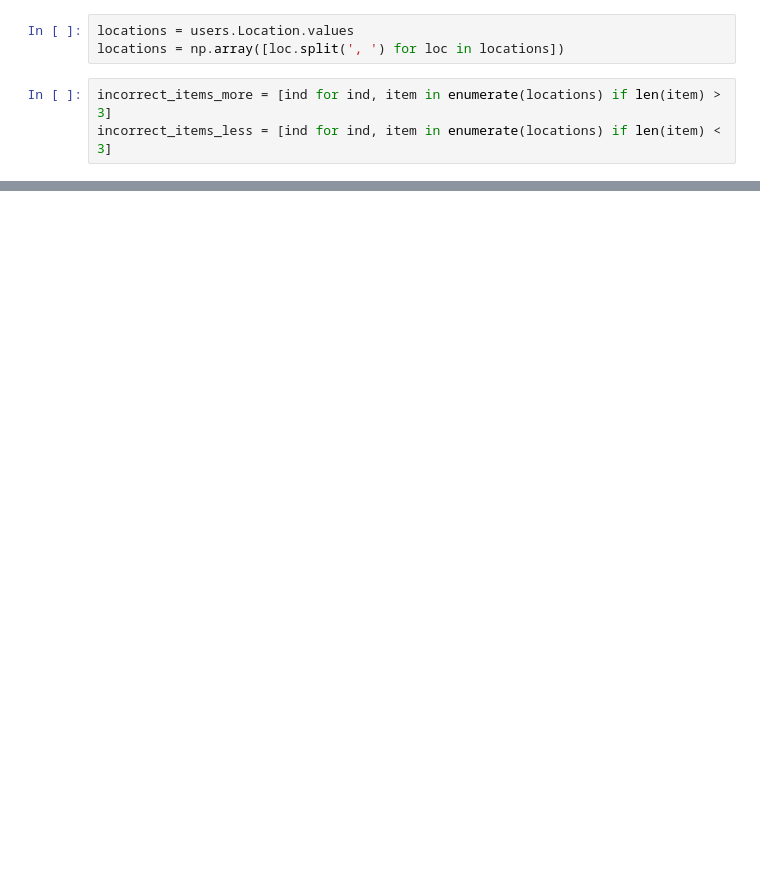
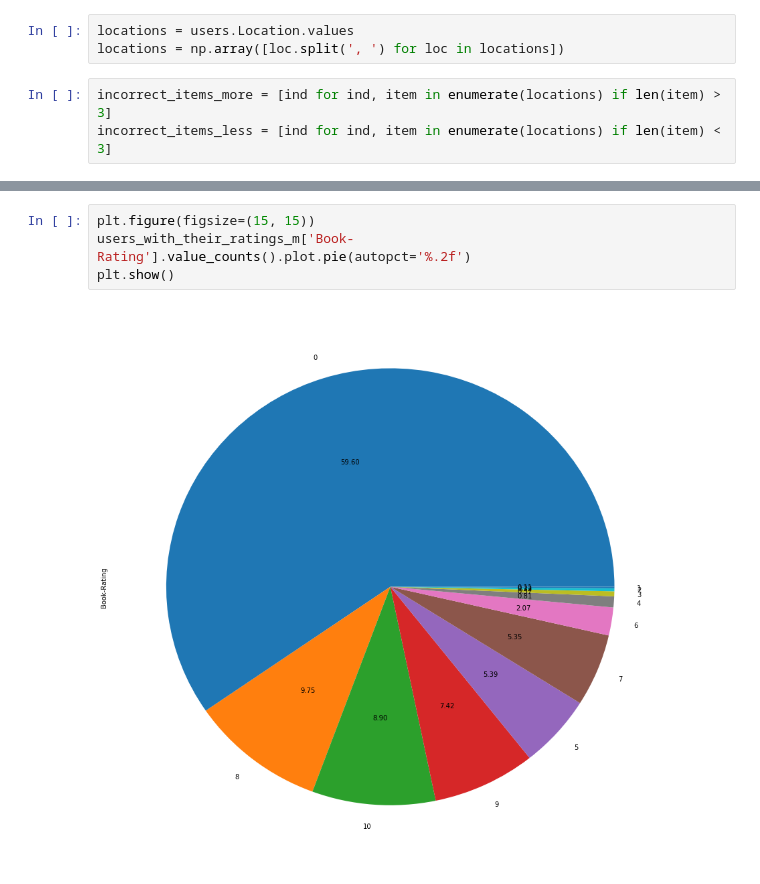
Before and after one commit to IooHooI/RECOMMENDATION_SYSTEMS_1, a Jupyter notebook: notebooks/EDA.ipynb, the cells around one changed output, grey strips where cells are left out. Cells and saved outputs as stored; diff of their text form; blank space fills up the shorter version.

```diff
--- a/notebooks/EDA.ipynb
+++ b/notebooks/EDA.ipynb
@@ -157,0 +150,6 @@ array([ list(['nmrl', 'addl-ambernath', 'thane', 'mumbai', 'pin 421 506', 'amber
+# %%
+plt.figure(figsize=(15, 15))
+users_with_their_ratings_m['Book-Rating'].value_counts().plot.pie(autopct='%.2f')
+plt.show()
+# %% [output]
+[figure, added]
```
Also changed, not shown: parts of 13 cells of this notebook.
